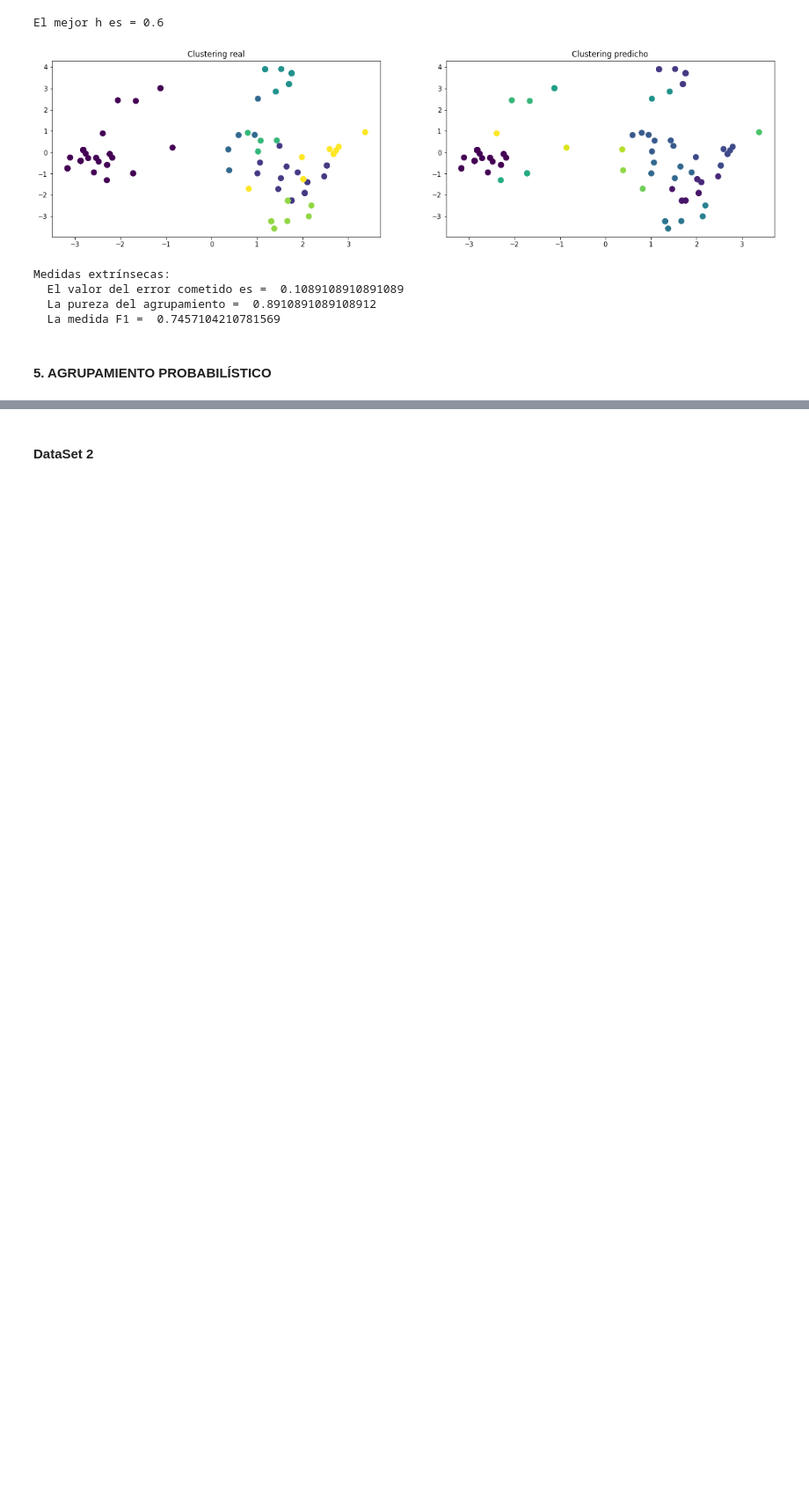
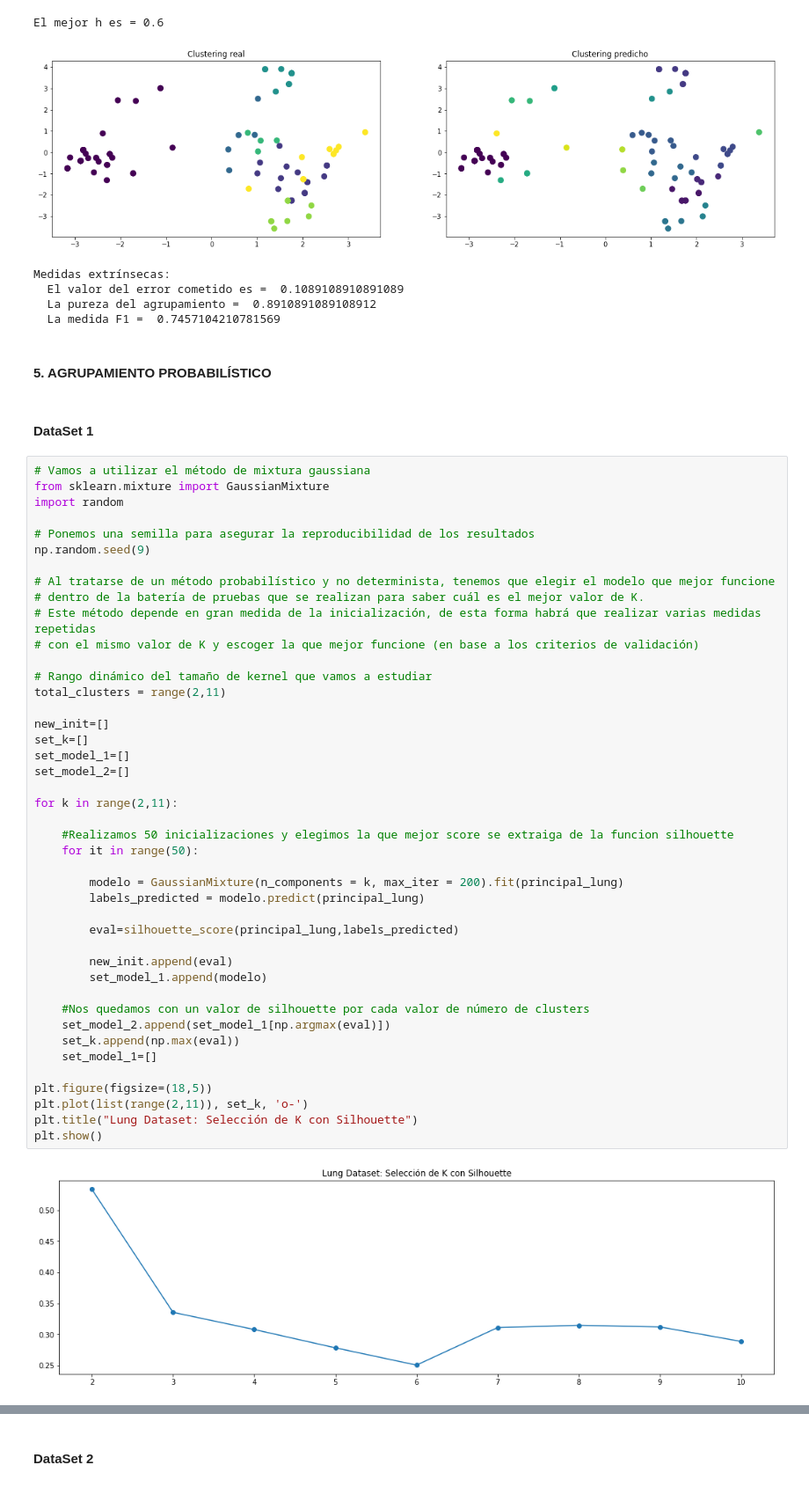
Before and after one commit to alvaronavarroguz/06MAIR-Aprendizaje-No-Supervisado, a Jupyter notebook: Trabajo_Final/Trabajo_Final.ipynb, the cells around one changed output, grey strips where cells are left out. Shown at 88% size. Cells and saved outputs as stored; diff of their text form; blank space fills up the shorter version.

```diff
--- a/Trabajo_Final/Trabajo_Final.ipynb
+++ b/Trabajo_Final/Trabajo_Final.ipynb
@@ -427,3 +448,50 @@ Medidas extrínsecas:
   La medida F1 =  0.7457104210781569
 # %% [markdown]
 #### 5. AGRUPAMIENTO PROBABILÍSTICO
+# %% [markdown]
+#### DataSet 1
+# %%
+# Vamos a utilizar el método de mixtura gaussiana
+from sklearn.mixture import GaussianMixture
+import random
+
+# Ponemos una semilla para asegurar la reproducibilidad de los resultados
+np.random.seed(9)
+
+# Al tratarse de un método probabilístico y no determinista, tenemos que elegir el modelo que mejor funcione
+# dentro de la batería de pruebas que se realizan para saber cuál es el mejor valor de K.
+# Este método depende en gran medida de la inicialización, de esta forma habrá que realizar varias medidas repetidas
+# con el mismo valor de K y escoger la que mejor funcione (en base a los criterios de validación)
+
+# Rango dinámico del tamaño de kernel que vamos a estudiar
+total_clusters = range(2,11)
+
+new_init=[]
+set_k=[]
+set_model_1=[]
+set_model_2=[]
+
+for k in range(2,11):
+
+    #Realizamos 50 inicializaciones y elegimos la que mejor score se extraiga de la funcion silhouette
+    for it in range(50):
+
+        modelo = GaussianMixture(n_components = k, max_iter = 200).fit(principal_lung)
+        labels_predicted = modelo.predict(principal_lung)
+
+        eval=silhouette_score(principal_lung,labels_predicted)
+
+        new_init.append(eval)
+        set_model_1.append(modelo)
+
+    #Nos quedamos con un valor de silhouette por cada valor de número de clusters
+    set_model_2.append(set_model_1[np.argmax(eval)])
+    set_k.append(np.max(eval))
+    set_model_1=[]
+
+plt.figure(figsize=(18,5))
+plt.plot(list(range(2,11)), set_k, 'o-')
+plt.title("Lung Dataset: Selección de K con Silhouette")
+plt.show()
+# %% [output]
+[figure, added]
```
Also changed, not shown: parts of 19 cells of this notebook.
